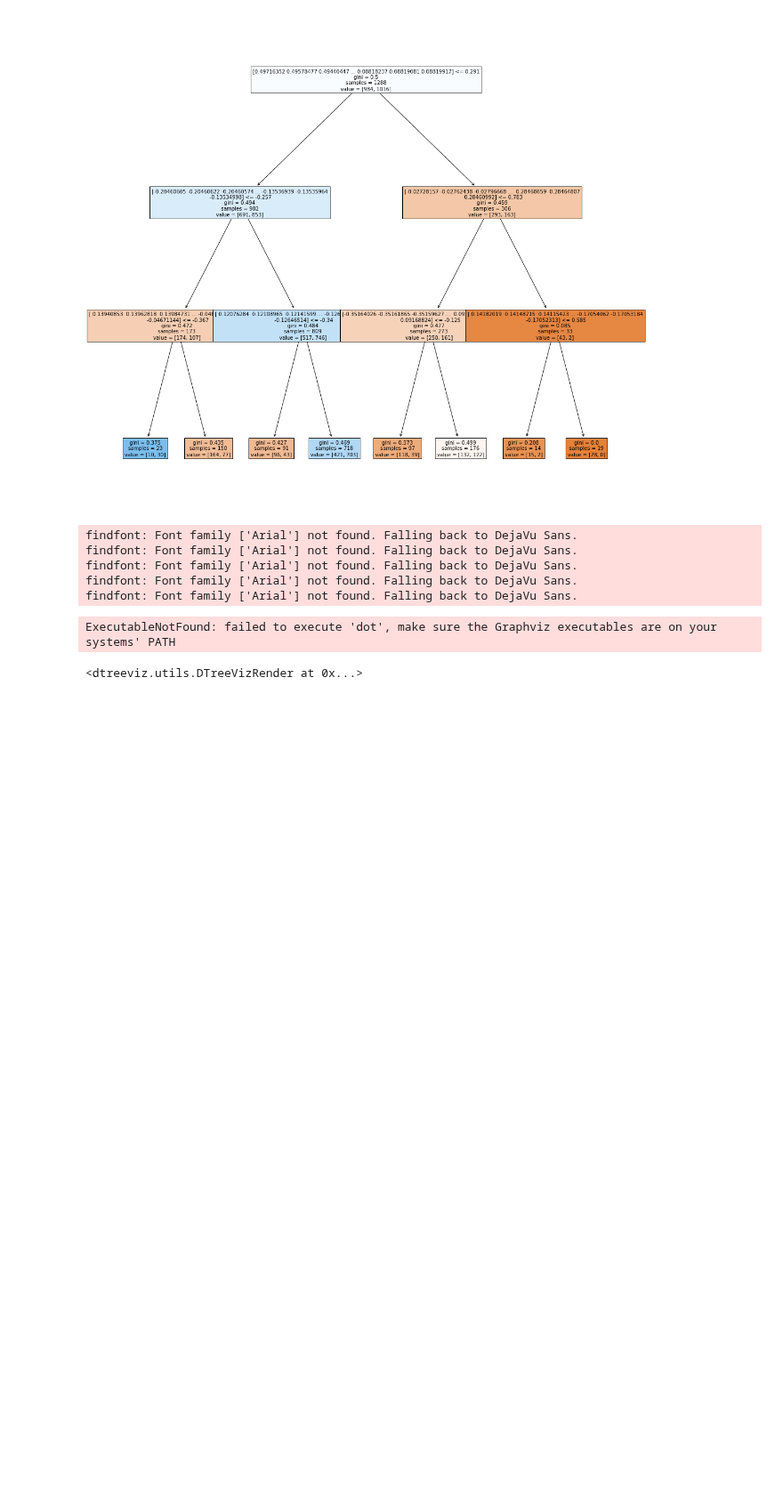
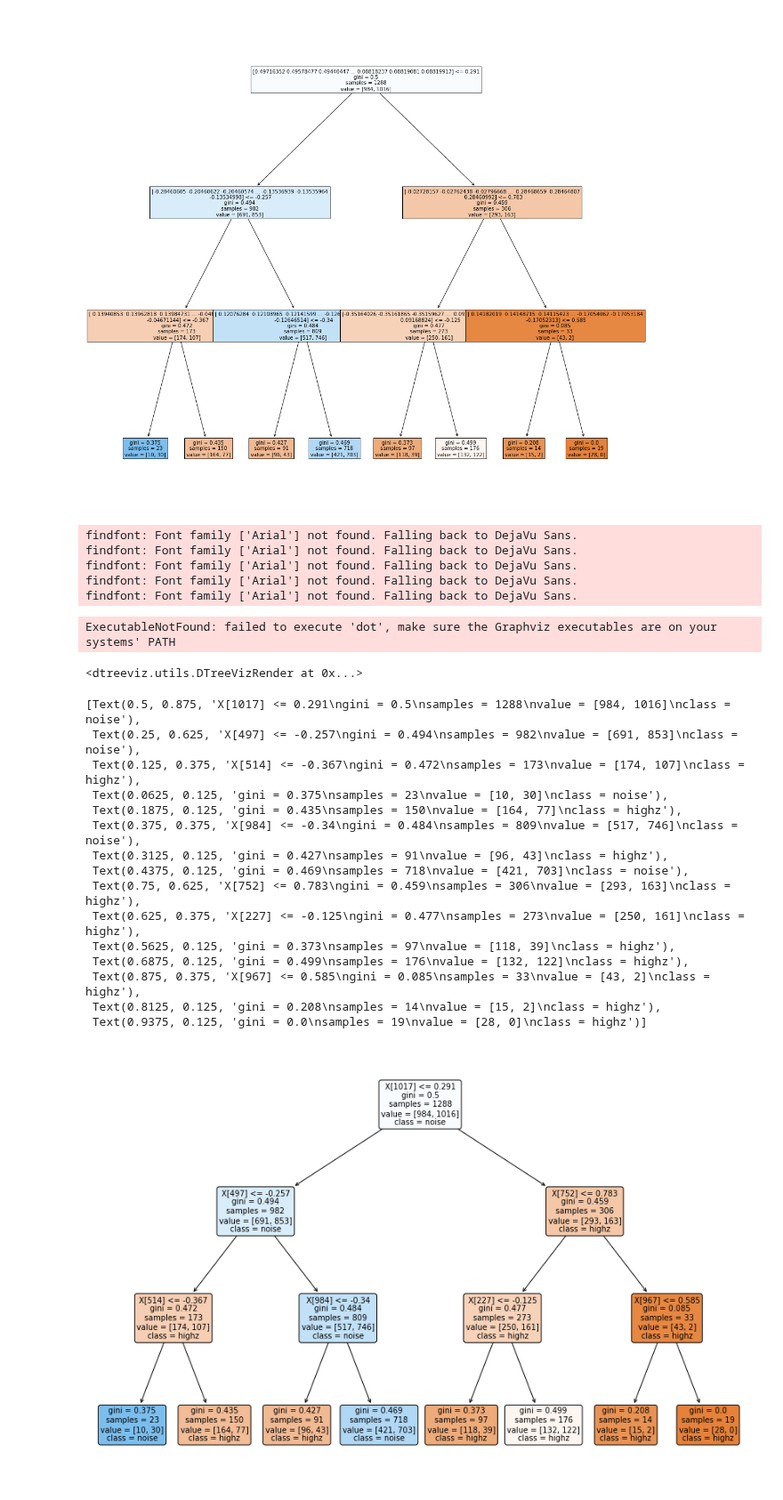
Before and after one commit to nickdavila/LAE-ML-Classification, a Jupyter notebook: Nick-RandomForest.ipynb, the cells around one changed output. Shown at 89% size. Drawn from its saved outputs; the diff is of its cells as text; code cells hidden in the pictures; blank space fills up the shorter version.

```diff
--- a/Nick-RandomForest.ipynb
+++ b/Nick-RandomForest.ipynb
@@ -213,3 +212,28 @@ findfont: Font family ['Arial'] not found. Falling back to DejaVu Sans.
 findfont: Font family ['Arial'] not found. Falling back to DejaVu Sans.
 ExecutableNotFound: failed to execute 'dot', make sure the Graphviz executables are on your systems' PATH
 <dtreeviz.utils.DTreeVizRender at 0x...>
+# %%
+from sklearn.tree import plot_tree
+
+fig = plt.figure(figsize=(15, 10))
+plot_tree(rf.estimators_[0],
+          class_names=["highz", "noise"],
+          filled=True, impurity=True,
+          rounded=True)
+# %% [output]
+[Text(0.5, 0.875, 'X[1017] <= 0.291\ngini = 0.5\nsamples = 1288\nvalue = [984, 1016]\nclass = noise'),
+ Text(0.25, 0.625, 'X[497] <= -0.257\ngini = 0.494\nsamples = 982\nvalue = [691, 853]\nclass = noise'),
+ Text(0.125, 0.375, 'X[514] <= -0.367\ngini = 0.472\nsamples = 173\nvalue = [174, 107]\nclass = highz'),
+ Text(0.0625, 0.125, 'gini = 0.375\nsamples = 23\nvalue = [10, 30]\nclass = noise'),
+ Text(0.1875, 0.125, 'gini = 0.435\nsamples = 150\nvalue = [164, 77]\nclass = highz'),
+ Text(0.375, 0.375, 'X[984] <= -0.34\ngini = 0.484\nsamples = 809\nvalue = [517, 746]\nclass = noise'),
+ Text(0.3125, 0.125, 'gini = 0.427\nsamples = 91\nvalue = [96, 43]\nclass = highz'),
+ Text(0.4375, 0.125, 'gini = 0.469\nsamples = 718\nvalue = [421, 703]\nclass = noise'),
+ Text(0.75, 0.625, 'X[752] <= 0.783\ngini = 0.459\nsamples = 306\nvalue = [293, 163]\nclass = highz'),
+ Text(0.625, 0.375, 'X[227] <= -0.125\ngini = 0.477\nsamples = 273\nvalue = [250, 161]\nclass = highz'),
+ Text(0.5625, 0.125, 'gini = 0.373\nsamples = 97\nvalue = [118, 39]\nclass = highz'),
+ Text(0.6875, 0.125, 'gini = 0.499\nsamples = 176\nvalue = [132, 122]\nclass = highz'),
+ Text(0.875, 0.375, 'X[967] <= 0.585\ngini = 0.085\nsamples = 33\nvalue = [43, 2]\nclass = highz'),
+ Text(0.8125, 0.125, 'gini = 0.208\nsamples = 14\nvalue = [15, 2]\nclass = highz'),
+ Text(0.9375, 0.125, 'gini = 0.0\nsamples = 19\nvalue = [28, 0]\nclass = highz')]
+[figure, added]
```
Also changed, not shown: parts of 5 cells of this notebook.
